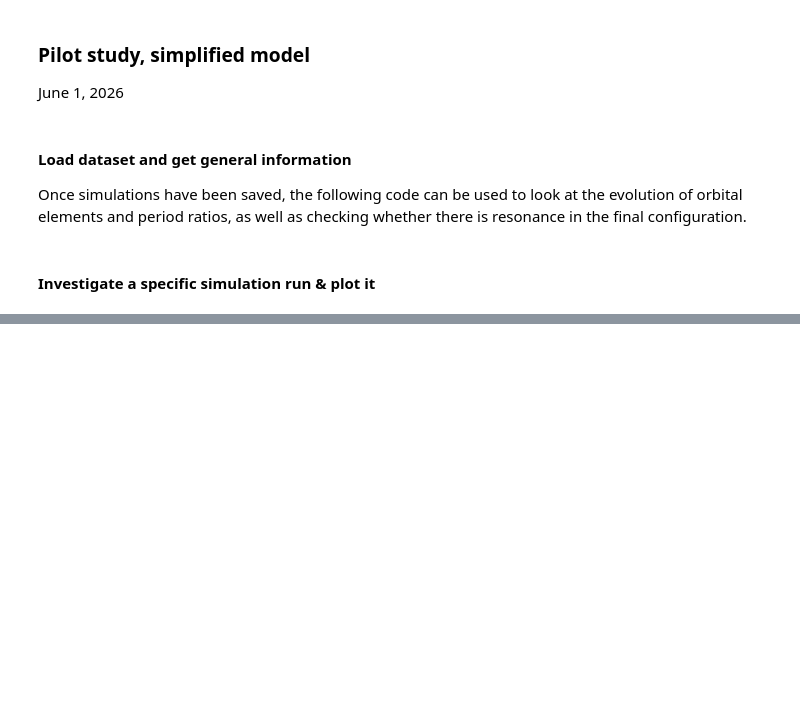
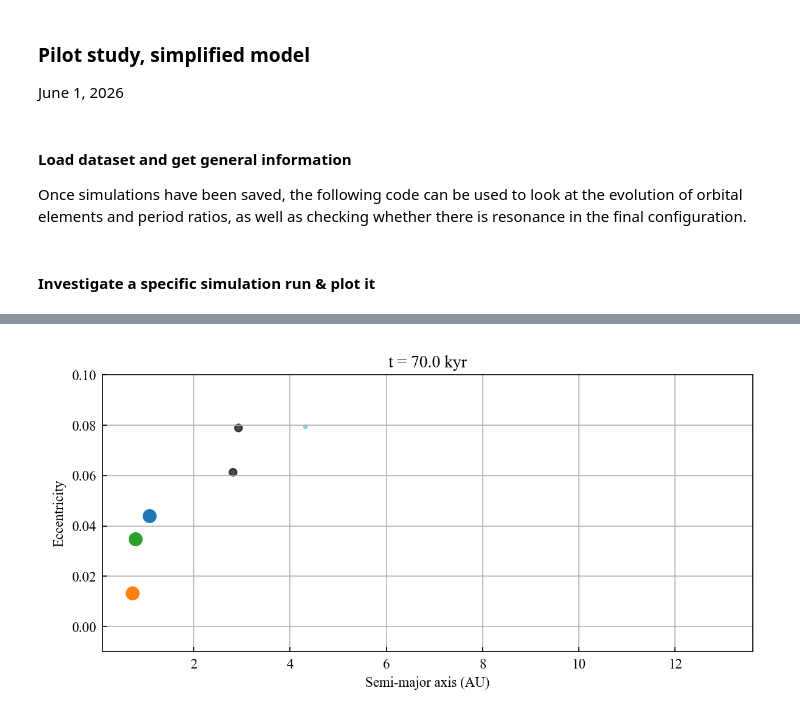
Before and after one commit to dchen10Git/uh-ifa-reu-2026, a Jupyter notebook: pilot.ipynb, the cells around one changed output, grey strips where cells are left out. Cells and saved outputs as stored; diff of their text form; code cells hidden in the pictures; blank space fills up the shorter version.

```diff
--- a/pilot.ipynb
+++ b/pilot.ipynb
@@ -191,3 +191,71 @@ plot_system(saved_sim, num_pl, num_em, num_ptsml)
+# %%
+def plot_ae_snapshot(saved_sim, snapshot_time=None, snapshot_idx=None):
+    """Plot a vs e at a single snapshot.
+
+    Either provide snapshot_time (same units as stored data)
+    or snapshot_idx.
+    """
+
+    sim_data = saved_sim[0]
+
+    # Use first body to get time array
+    first_name = rock_names[0]
+    times = sim_data[first_name]["time"]
+
+    if snapshot_idx is None:
+        snapshot_idx = np.argmin(np.abs(times - snapshot_time))
+
+    fig, ax = plt.subplots(figsize=(8, 4))
+
+    # planets
+    for i in range(num_pl):
+        name = rock_names[i]
+
+        ax.scatter(
+            sim_data[name]["a"][snapshot_idx],
+            sim_data[name]["e"][snapshot_idx],
+            s=100,
+            label=name,
+            zorder=3
+        )
+
+    # embryos
+    for i in range(num_em):
+        name = rock_names[num_pl + i]
+
+        ax.scatter(
+            sim_data[name]["a"][snapshot_idx],
+            sim_data[name]["e"][snapshot_idx],
+            s=35,
+            color='k',
+            alpha=0.7
+        )
+
+    # planetesimals
+    for i in range(num_ptsml):
+        name = rock_names[num_pl + num_em + i]
+
+        ax.scatter(
+            sim_data[name]["a"][snapshot_idx],
+            sim_data[name]["e"][snapshot_idx],
+            s=8,
+            alpha=0.5
+        )
+
+    ax.set_xlabel("Semi-major axis (AU)")
+    ax.set_ylabel("Eccentricity")
+    ax.set_ylim(-0.01, 0.1)
+    ax.grid(True)
+
+    t = times[snapshot_idx]
+    ax.set_title(f"t = {t/1000:.1f} kyr")
+
+    plt.tight_layout()
+    plt.show()
+
+plot_ae_snapshot(saved_sim, 70e3)
+# %% [output]
+[figure, added]
 # %%
 def plot_taus(sim_data, num_pl, num_em, num_ptsml, t_units='kyr'):
     '''
```
Also changed, not shown: parts of 6 cells of this notebook, 1 other file.
